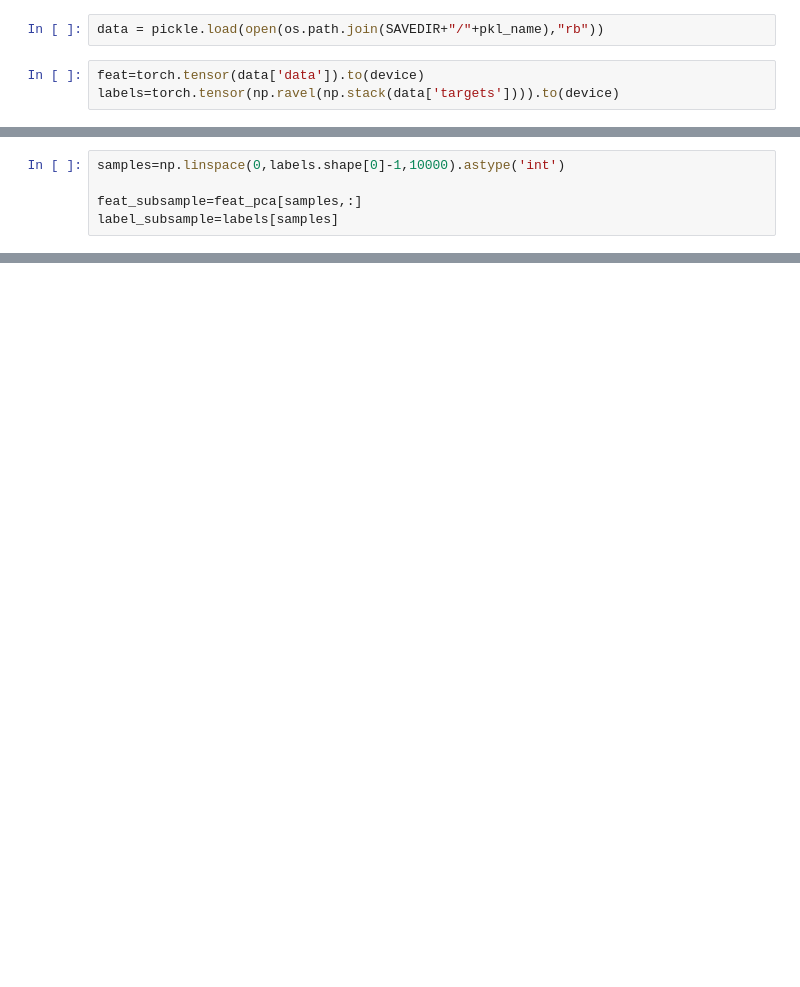
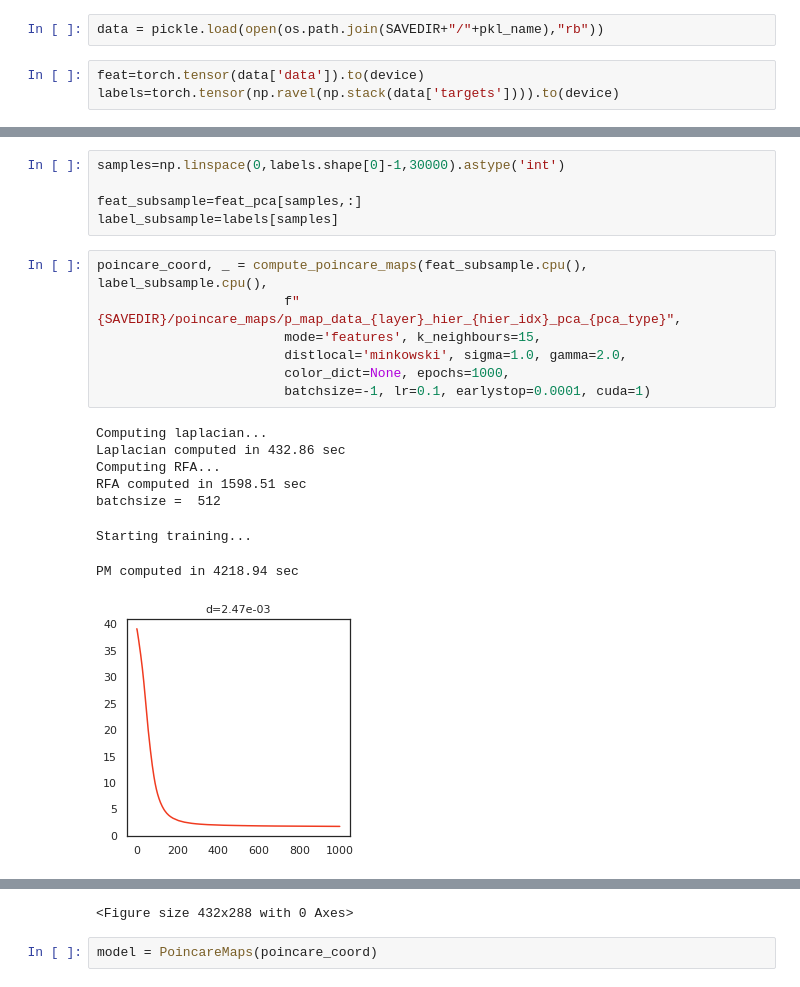
Before and after one commit to eghbalhosseini/neural_manifolds, a Jupyter notebook: test_p_map_on_KNN_data.ipynb, the cells around one changed output, grey strips where cells are left out. Drawn from its saved outputs; the diff is of its cells as text; blank space fills up the shorter version.

```diff
--- a/test_p_map_on_KNN_data.ipynb
+++ b/test_p_map_on_KNN_data.ipynb
@@ -55,5 +59,21 @@ plt.show()
 # %%
-samples=np.linspace(0,labels.shape[0]-1,10000).astype('int')
+samples=np.linspace(0,labels.shape[0]-1,30000).astype('int')
 
 feat_subsample=feat_pca[samples,:]
 label_subsample=labels[samples]
+# %%
+poincare_coord, _ = compute_poincare_maps(feat_subsample.cpu(), label_subsample.cpu(),
+                        f"{SAVEDIR}/poincare_maps/p_map_data_{layer}_hier_{hier_idx}_pca_{pca_type}",
+                        mode='features', k_neighbours=15,
+                        distlocal='minkowski', sigma=1.0, gamma=2.0,
+                        color_dict=None, epochs=1000,
+                        batchsize=-1, lr=0.1, earlystop=0.0001, cuda=1)
+# %% [output]
+Computing laplacian...
+Laplacian computed in 432.86 sec
+Computing RFA...
+RFA computed in 1598.51 sec
+batchsize =  512
+Starting training...
+PM computed in 4218.94 sec
+[figure, added]
@@ -59,0 +82,3 @@ label_subsample=labels[samples]
+<Figure size 432x288 with 0 Axes>
+# %%
+model = PoincareMaps(poincare_coord)
```
Also changed, not shown: parts of 16 cells of this notebook, 1 other file.
